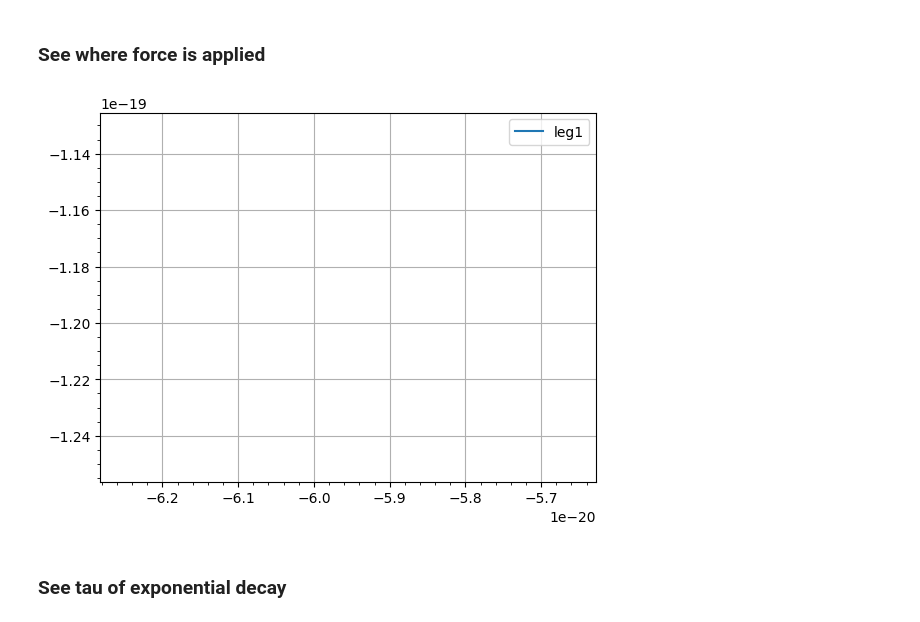
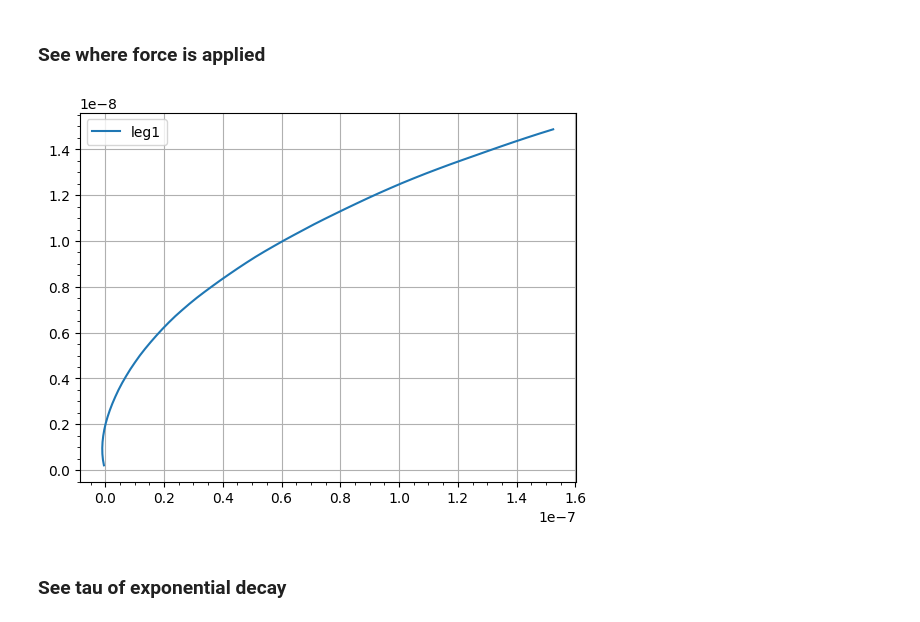
Before and after one commit to Gaianeve/Real_Mega_Fufi, a Jupyter notebook: Robot/1LegTrail/Giunto_versione_fascia_elastica/Model_video_spectrum.ipynb, the cells around one changed output. Drawn from its saved outputs; the diff is of its cells as text; code cells hidden in the pictures.

```diff
--- a/Robot/1LegTrail/Giunto_versione_fascia_elastica/Model_video_spectrum.ipynb
+++ b/Robot/1LegTrail/Giunto_versione_fascia_elastica/Model_video_spectrum.ipynb
@@ -220,43 +212,2 @@ WARNING:imageio_ffmpeg:IMAGEIO FFMPEG_WRITER WARNING: input image is not divisib
 # %% [markdown]
 ## Start simulation 🥠 🏃
-# %%
-# Ciclo principale della simulazione
-for step in range(1000):
-    print(f'\rtimestep {step}...', end='')
-    if step == 50:
-      # Applicare la forza esterna al primo passo della simulazione
-      p.applyExternalForce(
-          objectUniqueId= column_id,
-          linkIndex=-1,
-          forceObj=force_module,
-          posObj=force_position,
-          flags=p.WORLD_FRAME
-      )
-
-    # Registrazione della posizione della gamba
-    leg_position, leg_orientation = p.getBasePositionAndOrientation(leg_id)
-    leg_positions_x.append(leg_position[0])
-    leg_positions_y.append(leg_position[1])
-    leg_position_z.append(leg_position[2])
-
-    # Calcola la vista e la proiezione della fotocamera
-    cam_view_matrix = p.computeViewMatrixFromYawPitchRoll(
-        cam_target_pos, cam_distance, cam_yaw, cam_pitch, cam_roll, cam_up_axis_idx
-    )
-    cam_projection_matrix = p.computeProjectionMatrixFOV(
-        cam_fov, cam_width / cam_height, cam_near_plane, cam_far_plane
-    )
-
-    # Cattura l'immagine
-    image = p.getCameraImage(cam_width, cam_height, cam_view_matrix, cam_projection_matrix)[2][:, :, :3]
-
-    # Scrivi il fotogramma nel video
-    vid.send(np.ascontiguousarray(image))
-
-    p.stepSimulation()  # Avanza di un passo nella simulazione
-
-# Rilascia le risorse video
-vid.close()
-
-# Disconnessione dalla simulazione
-#p.disconnect()
@@ -292,13 +245,14 @@ plt.show()
 ### See where force is applied
 # %%
 plt.figure('xy motion')
-plt.plot(leg_positions_x, leg_positions_y, label = 'leg1')
+plt.plot(leg_positions_x[0:60], leg_positions_y[0:60], label = 'leg1')
 plt.legend()
+#plt.xlim(0,6e-6)
 plt.grid()
 plt.minorticks_on()
 plt.show()
 # %% [output]
-[figure, old version]
+[figure, new version]
 # %% [markdown]
 ### See tau of exponential decay
 # %%
```
Also changed, not shown: parts of 13 cells of this notebook.
